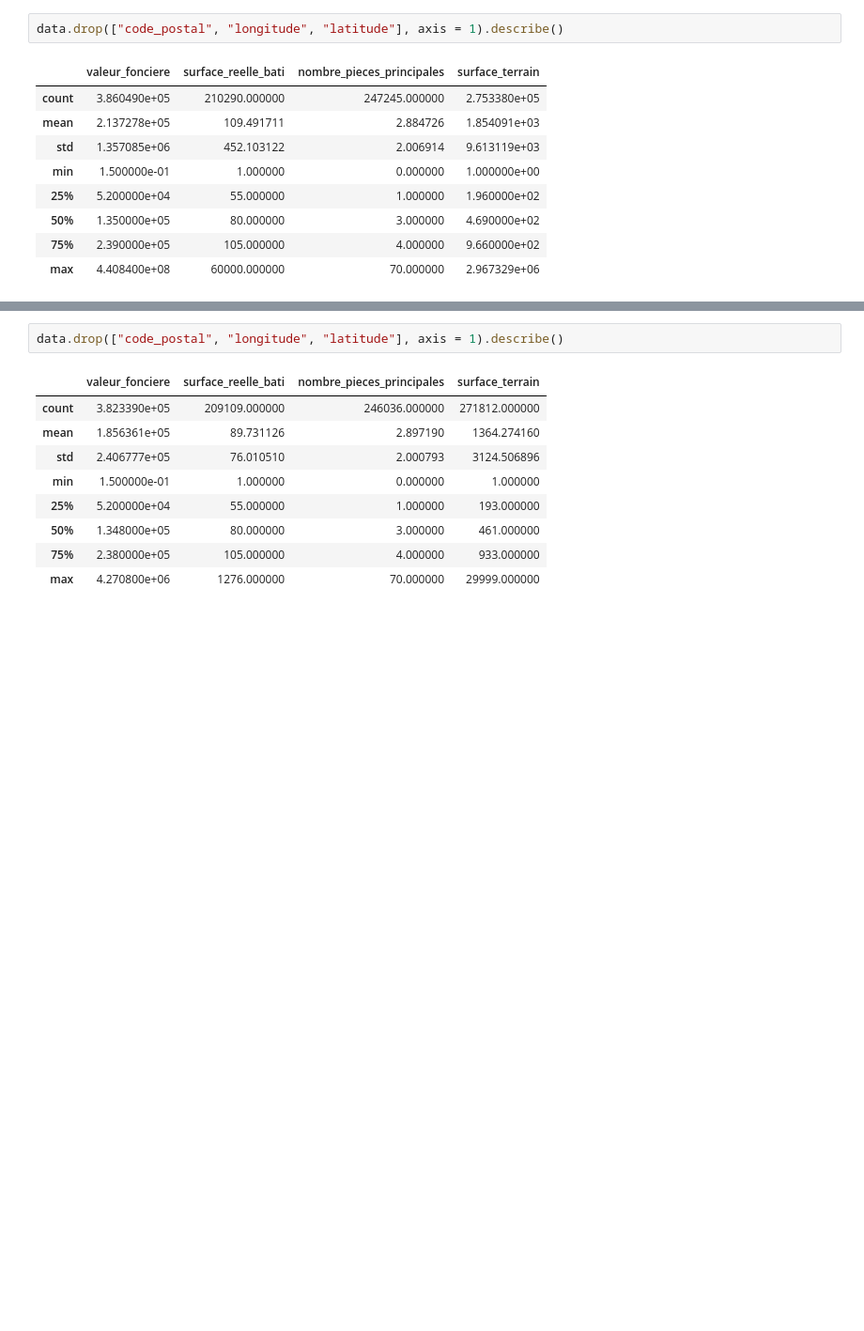
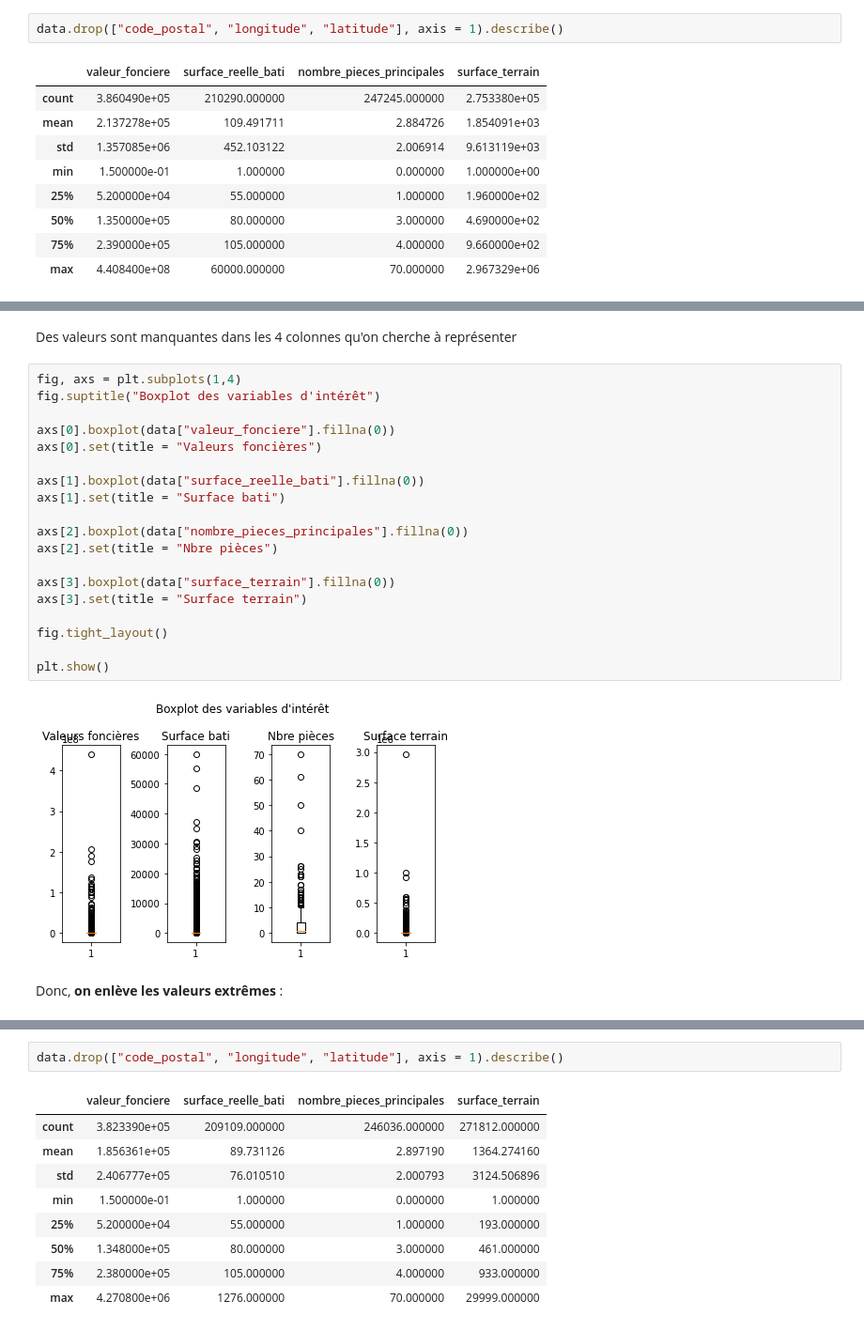
Before and after one commit to victor-kerros/tokenisation-immo, a Jupyter notebook: token-immo.ipynb, the cells around one changed output, grey strips where cells are left out. Shown at 94% size. Drawn from its saved outputs; the diff is of its cells as text; blank space fills up the shorter version.

Commit message:
Ajout de graphes pour les valeurs extrêmes

```diff
--- a/token-immo.ipynb
+++ b/token-immo.ipynb
@@ -544 +563,26 @@ Donc, **on enlève les valeurs extrêmes** :
+# %% [markdown]
+Des valeurs sont manquantes dans les 4 colonnes qu'on cherche à représenter
+# %%
+fig, axs = plt.subplots(1,4)
+fig.suptitle("Boxplot des variables d'intérêt")
+
+axs[0].boxplot(data["valeur_fonciere"].fillna(0))
+axs[0].set(title = "Valeurs foncières")
+
+axs[1].boxplot(data["surface_reelle_bati"].fillna(0))
+axs[1].set(title = "Surface bati")
+
+axs[2].boxplot(data["nombre_pieces_principales"].fillna(0))
+axs[2].set(title = "Nbre pièces")
+
+axs[3].boxplot(data["surface_terrain"].fillna(0))
+axs[3].set(title = "Surface terrain")
+
+fig.tight_layout()
+
+plt.show()
+# %% [output]
+[figure, added]
+# %% [markdown]
+Donc, **on enlève les valeurs extrêmes** :
 # %%
```
Also changed, not shown: parts of 5 cells of this notebook.
